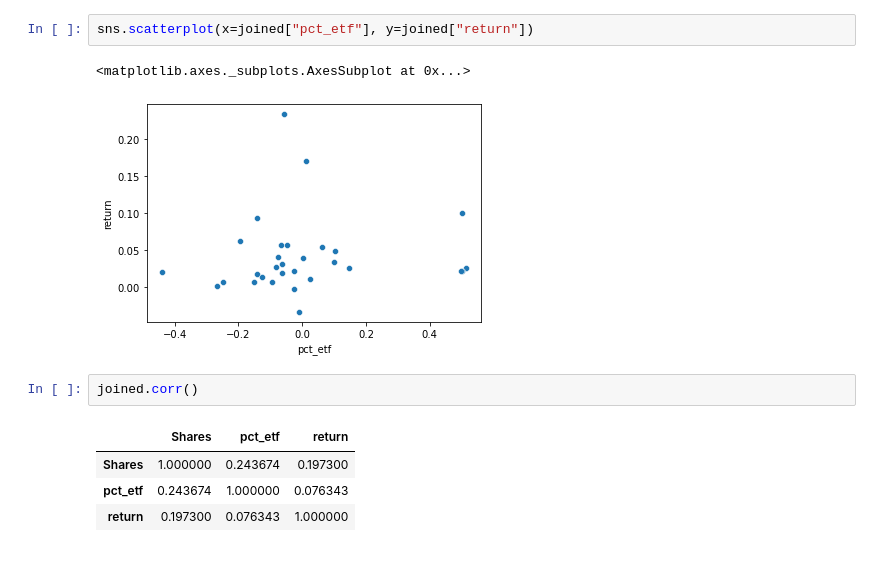
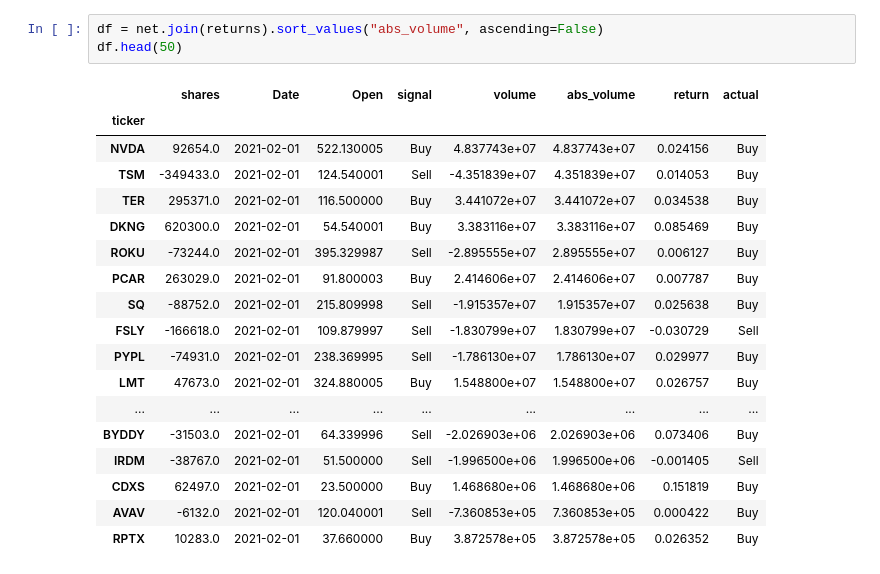
Before and after one commit to rezan21/ark-invest, a Jupyter notebook: ark-trades.ipynb, the cells around one changed output. Saved outputs shown, nothing was run; the diff lists cells and outputs as text.

```diff
--- a/ark-trades.ipynb
+++ b/ark-trades.ipynb
@@ -140,12 +151,22 @@ joined.head()
-# %%
-sns.scatterplot(x=joined["pct_etf"], y=joined["return"])
-# %% [output]
-<matplotlib.axes._subplots.AxesSubplot at 0x...>
-[figure, removed]
-# %%
-joined.corr()
-# %% [output]
-|  | Shares | pct_etf | return |
-| Shares | 1.000000 | 0.243674 | 0.197300 |
-| pct_etf | 0.243674 | 1.000000 | 0.076343 |
-| return | 0.197300 | 0.076343 | 1.000000 |
+# %%
+df = net.join(returns).sort_values("abs_volume", ascending=False)
+df.head(50)
+# %% [output]
+|  | shares | Date | Open | signal | volume | abs_volume | return | actual |
+| ticker |  |  |  |  |  |  |  |  |
+| NVDA | 92654.0 | 2021-02-01 | 522.130005 | Buy | 4.837743e+07 | 4.837743e+07 | 0.024156 | Buy |
+| TSM | -349433.0 | 2021-02-01 | 124.540001 | Sell | -4.351839e+07 | 4.351839e+07 | 0.014053 | Buy |
+| TER | 295371.0 | 2021-02-01 | 116.500000 | Buy | 3.441072e+07 | 3.441072e+07 | 0.034538 | Buy |
+| DKNG | 620300.0 | 2021-02-01 | 54.540001 | Buy | 3.383116e+07 | 3.383116e+07 | 0.085469 | Buy |
+| ROKU | -73244.0 | 2021-02-01 | 395.329987 | Sell | -2.895555e+07 | 2.895555e+07 | 0.006127 | Buy |
+| PCAR | 263029.0 | 2021-02-01 | 91.800003 | Buy | 2.414606e+07 | 2.414606e+07 | 0.007787 | Buy |
+| SQ | -88752.0 | 2021-02-01 | 215.809998 | Sell | -1.915357e+07 | 1.915357e+07 | 0.025638 | Buy |
+| FSLY | -166618.0 | 2021-02-01 | 109.879997 | Sell | -1.830799e+07 | 1.830799e+07 | -0.030729 | Sell |
+| PYPL | -74931.0 | 2021-02-01 | 238.369995 | Sell | -1.786130e+07 | 1.786130e+07 | 0.029977 | Buy |
+| LMT | 47673.0 | 2021-02-01 | 324.880005 | Buy | 1.548800e+07 | 1.548800e+07 | 0.026757 | Buy |
+| ... | ... | ... | ... | ... | ... | ... | ... | ... |
+| BYDDY | -31503.0 | 2021-02-01 | 64.339996 | Sell | -2.026903e+06 | 2.026903e+06 | 0.073406 | Buy |
+| IRDM | -38767.0 | 2021-02-01 | 51.500000 | Sell | -1.996500e+06 | 1.996500e+06 | -0.001405 | Sell |
+| CDXS | 62497.0 | 2021-02-01 | 23.500000 | Buy | 1.468680e+06 | 1.468680e+06 | 0.151819 | Buy |
+| AVAV | -6132.0 | 2021-02-01 | 120.040001 | Sell | -7.360853e+05 | 7.360853e+05 | 0.000422 | Buy |
+| RPTX | 10283.0 | 2021-02-01 | 37.660000 | Buy | 3.872578e+05 | 3.872578e+05 | 0.026352 | Buy |
```
Also changed, not shown: parts of 13 cells of this notebook, 4 other files.
